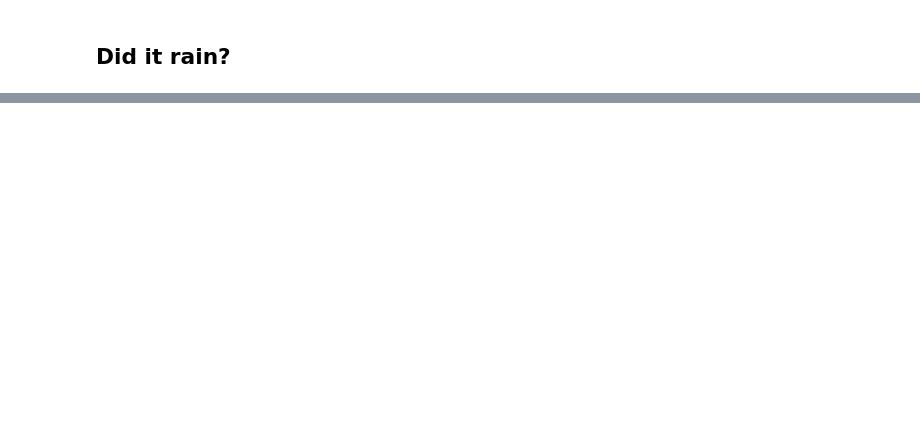
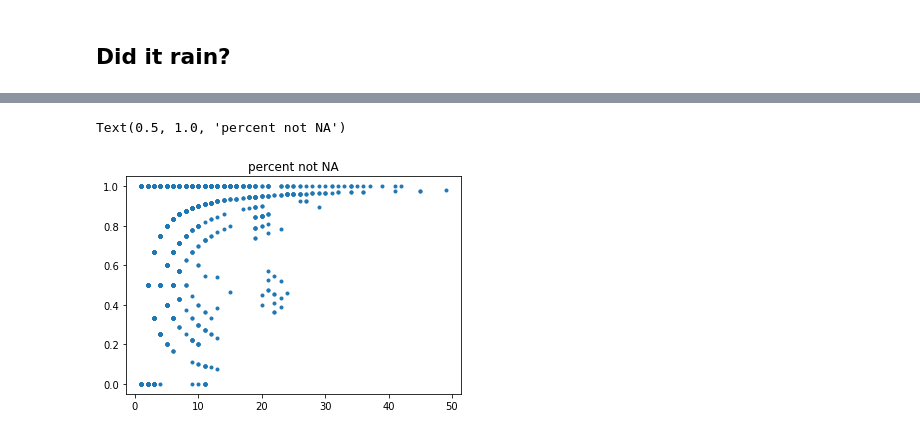
Before and after one commit to DataKind-DC/audubon-cbc, a Jupyter notebook: notebooks/2.1-rain-analysis.ipynb, the cells around one changed output, grey strips where cells are left out. Cells and saved outputs as stored; diff of their text form; code cells hidden in the pictures; blank space fills up the shorter version.

```diff
--- a/notebooks/2.1-rain-analysis.ipynb
+++ b/notebooks/2.1-rain-analysis.ipynb
@@ -202,0 +230,6 @@ prcp_data.groupby(['circle_id', 'count_date']).agg({'s_rain': list})
+# %%
+plt.plot(station_rain_data.num, station_rain_data.num_notna/station_rain_data.num, ".")
+plt.title("percent not NA")
+# %% [output]
+Text(0.5, 1.0, 'percent not NA')
+[figure, added]
```
Also changed, not shown: parts of 44 cells of this notebook.
